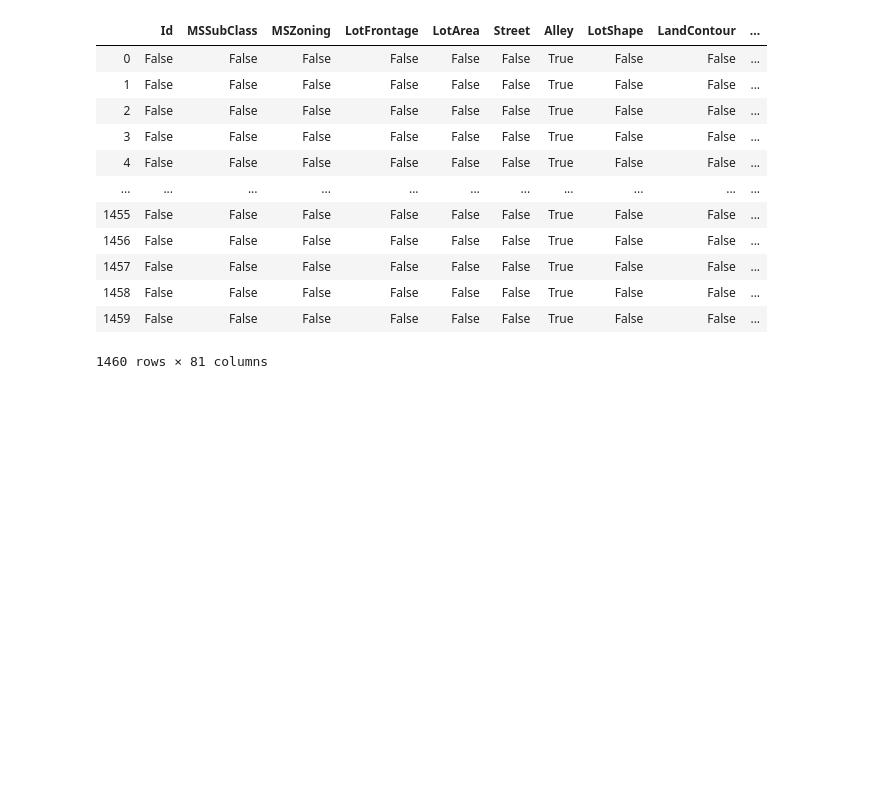
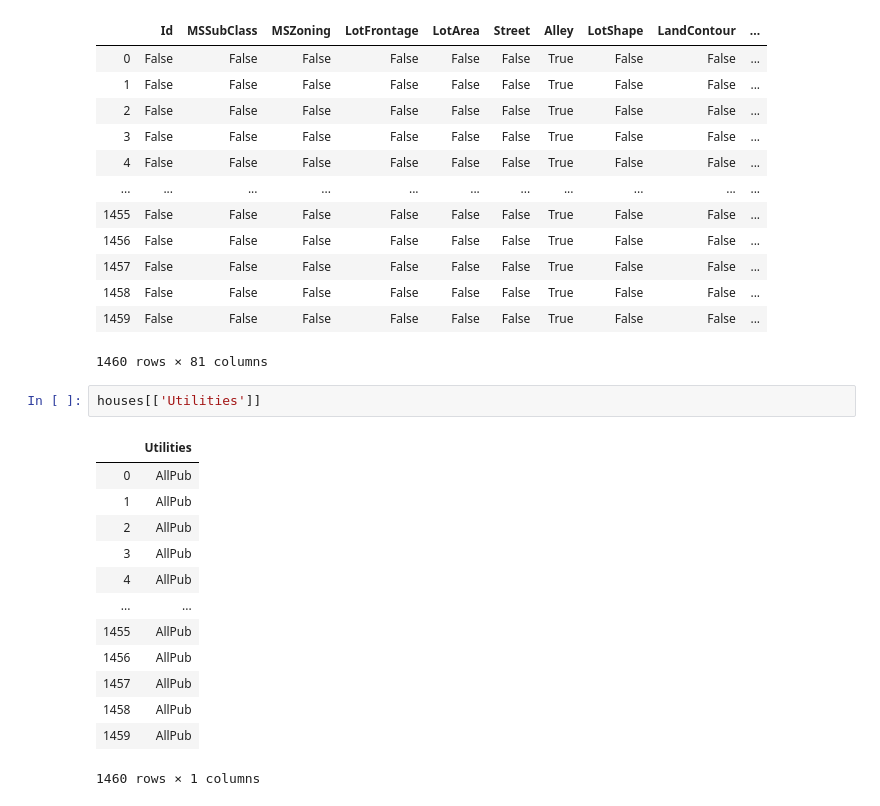
Before and after one commit to othaderek/ames, a Jupyter notebook: notebooks/ames_notebook.ipynb, the cells around one changed output. Saved outputs shown, nothing was run; the diff lists cells and outputs as text; blank space fills up the shorter version.

```diff
--- a/notebooks/ames_notebook.ipynb
+++ b/notebooks/ames_notebook.ipynb
@@ -67,3 +67,19 @@ houses.isnull()
 | 1458 | False | False | False | False | False | False | True | False | False | ... |
 | 1459 | False | False | False | False | False | False | True | False | False | ... |
 1460 rows × 81 columns
+# %%
+houses[['Utilities']]
+# %% [output]
+|  | Utilities |
+| 0 | AllPub |
+| 1 | AllPub |
+| 2 | AllPub |
+| 3 | AllPub |
+| 4 | AllPub |
+| ... | ... |
+| 1455 | AllPub |
+| 1456 | AllPub |
+| 1457 | AllPub |
+| 1458 | AllPub |
+| 1459 | AllPub |
+1460 rows × 1 columns
```
Also changed, not shown: parts of 1 cell of this notebook.
